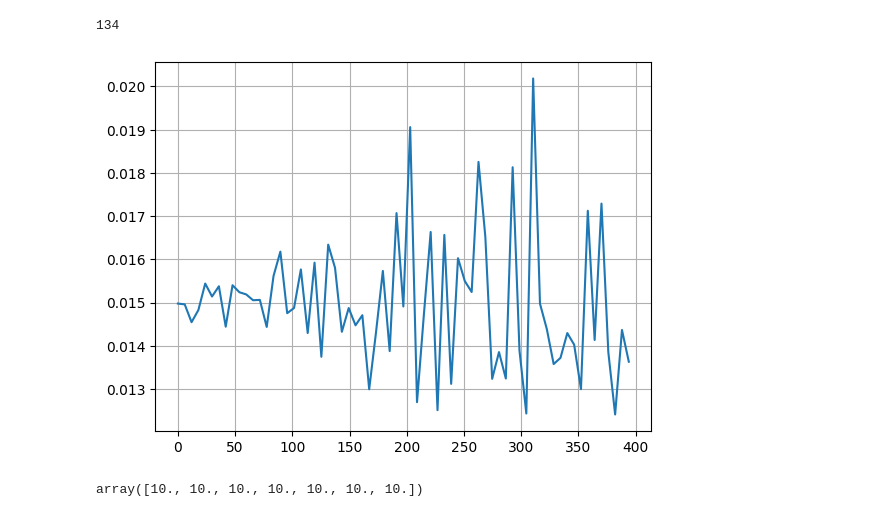
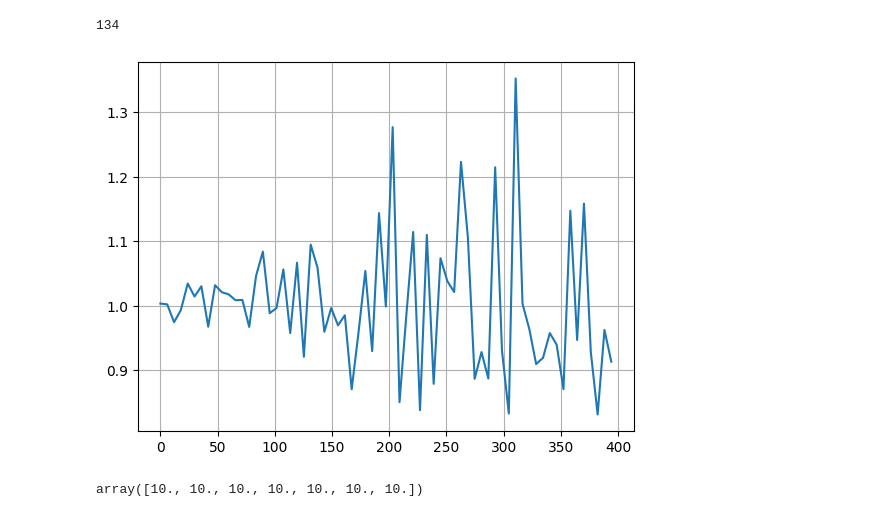
Before and after one commit to CarlosMari/TimeSeries, a Jupyter notebook: fourier.ipynb, the cells around one changed output. Cells and saved outputs as stored; diff of their text form; code cells hidden in the pictures.

```diff
--- a/fourier.ipynb
+++ b/fourier.ipynb
@@ -65,15 +65,15 @@ plt.show()
 # %%
 # x * h = y
 # h = y/x
 
 hf = yf_new / yf
 
 plt.figure()
-plt.plot(xf, 2.0/N * np.abs(hf[0:N//2]))
+plt.plot(xf, np.abs(hf[0:N//2]))
 plt.grid()
 plt.show()
 # %% [output]
-[figure, old version]
+[figure, new version]
 # %%
 m = np.array([20,20,20,20,20,20,20])
 l = np.array([2,2,2,2,2,2,2])
```
